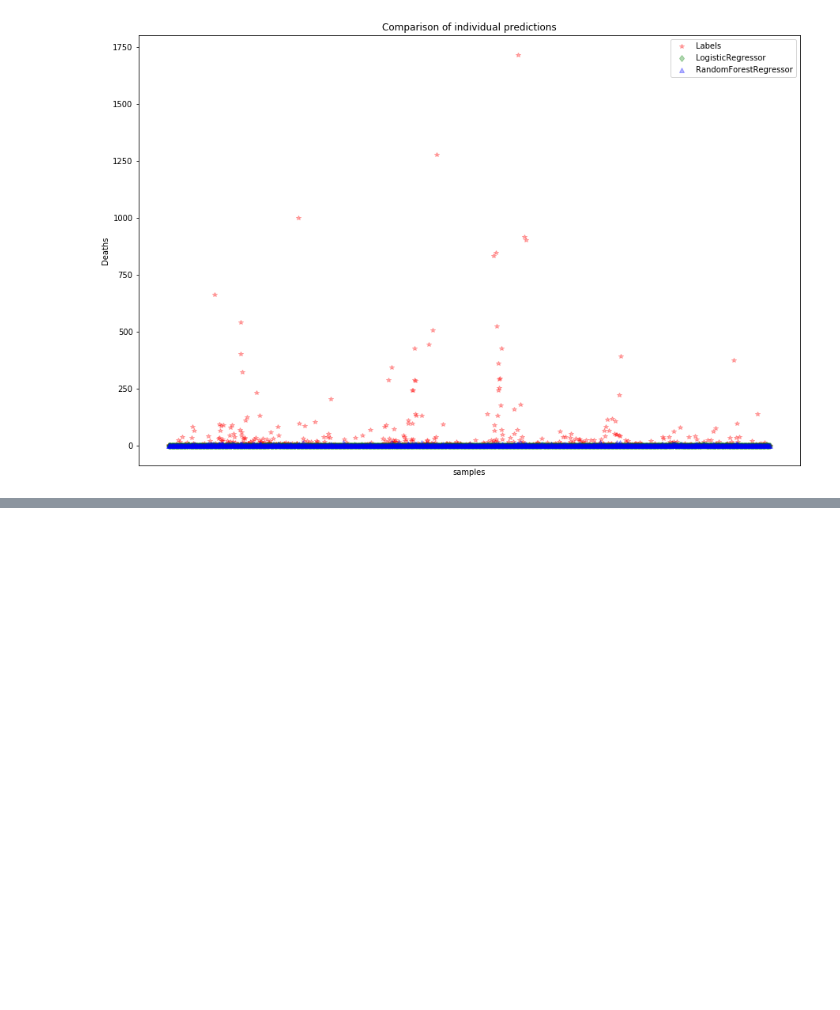
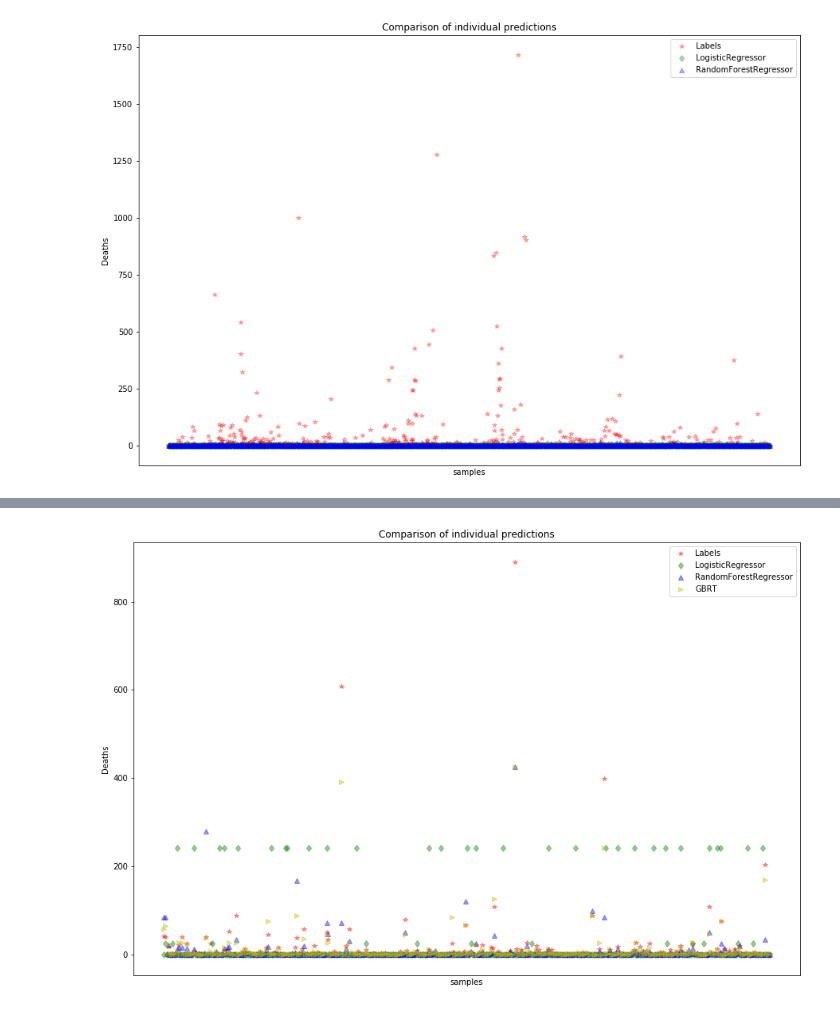
Before and after one commit to tiffttu/BINF_final, a Jupyter notebook: Regression Model (deaths) _final.ipynb, the cells around one changed output, grey strips where cells are left out. Cells and saved outputs as stored; diff of their text form; code cells hidden in the pictures; blank space fills up the shorter version.

Commit message:
clean up regression

```diff
--- a/Regression Model (deaths) _final.ipynb
+++ b/Regression Model (deaths) _final.ipynb
@@ -327,0 +331,2 @@ plt.show()
+# %%
+data = pd.read_csv(r'data_clean_4_10.csv')
@@ -327,0 +365,5 @@ plt.show()
+# %%
+X_d = X[['population_20', 'population_65', 'licensed_all_beds', 'staffed_all_beds', 'cases', 'staffed_all_beds']]
+
+
+X_train, X_test, y_train, y_test = train_test_split(X_d, Y_d, test_size=0.3)
@@ -327,0 +414,14 @@ plt.show()
+# %%
+from sklearn.ensemble import GradientBoostingRegressor
+gbrt = GradientBoostingRegressor(max_depth=5,
+                                 n_estimators=3,
+                                 learning_rate=1.0)
+gbrt.fit(X_train, y_train)
+gbrt.score(X_test, y_test)
+print('knn: {}'.format(knn_best.score(X_test, y_test)))
+print('rf: {}'.format(rf_best.score(X_test, y_test)))
+print('log_reg: {}'.format(log_reg.score(X_test, y_test)))
+print('gbrt: {}'.format(gbrt.score(X_test, y_test)))
+print('MSE for gbrt: {}'.format(mean_squared_error(y_test, gbrt.predict(X_test))))
+print('MSE for rf: {}'.format(mean_squared_error(y_test, rf_best.predict(X_test))))
+print('MSE for log_reg: {}'.format(mean_squared_error(y_test, log_reg.predict(X_test))))
@@ -327,0 +436,15 @@ plt.show()
+# %%
+plt.figure(figsize=(15,10))
+plt.plot(np.arange(y_test.shape[0]), y_test, 'r*', label='Labels', alpha=0.4)
+plt.plot(np.arange(y_test.shape[0]), log_reg.predict(X_test), 'gd', label='LogisticRegressor', alpha=0.4)
+plt.plot(np.arange(y_test.shape[0]), rf_best.predict(X_test), 'b^', label='RandomForestRegressor', alpha=0.4)
+plt.plot(np.arange(y_test.shape[0]), gbrt.predict(X_test), 'y>', label='GBRT', alpha=0.4)
+plt.tick_params(axis='x', which='both', bottom=False, top=False,
+                labelbottom=False)
+plt.ylabel('Deaths')
+plt.xlabel('samples')
+plt.legend(loc="best")
+plt.title('Comparison of individual predictions')
+plt.show()
+# %% [output]
+[figure, added]
```
Also changed, not shown: parts of 10 cells of this notebook.
